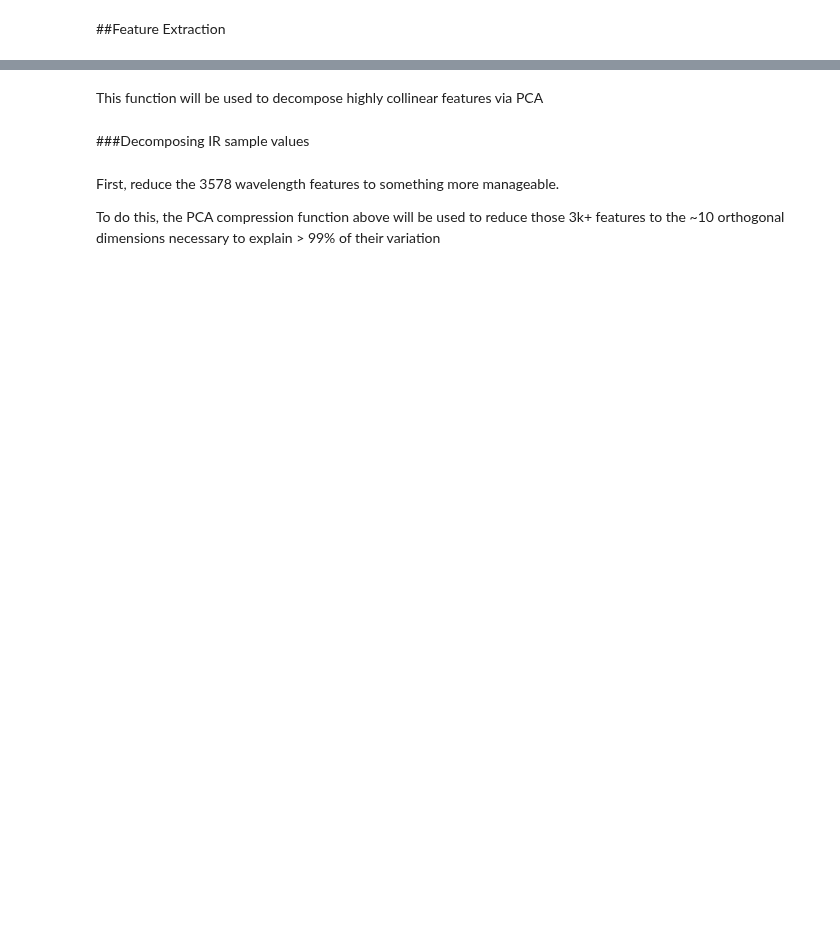
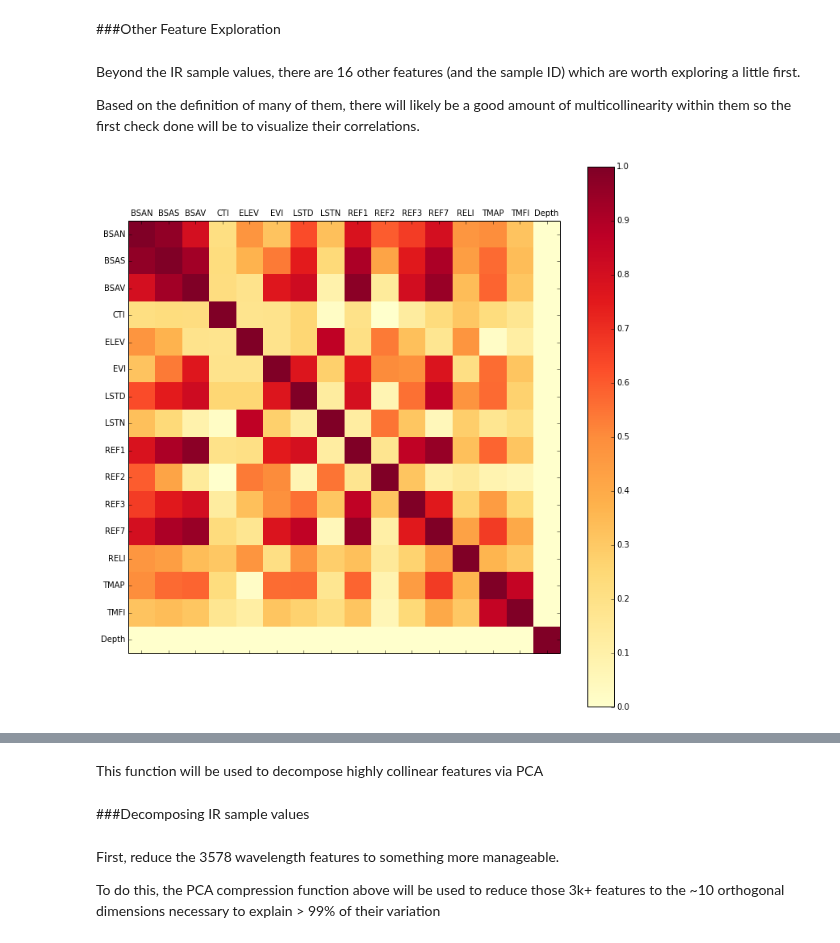
Before and after one commit to eric-czech/portfolio, a Jupyter notebook: demonstrative/python/notebooks/kaggle_soil.ipynb, the cells around one changed output, grey strips where cells are left out. Cells and saved outputs as stored; diff of their text form; code cells hidden in the pictures; blank space fills up the shorter version.

```diff
--- a/demonstrative/python/notebooks/kaggle_soil.ipynb
+++ b/demonstrative/python/notebooks/kaggle_soil.ipynb
@@ -43,2 +171,32 @@ dataset.data.head()
 # %% [markdown]
-##Feature Extraction
+###Other Feature Exploration
+# %% [markdown]
+Beyond the IR sample values, there are 16 other features (and the sample ID) which are worth exploring a little first.
+
+Based on the definition of many of them, there will likely be a good amount of multicollinearity within them so the first check done will be to visualize their correlations.
+# %%
+def plot_correlations(data):
+    """Plots pairwise correlations of features in the given dataset"""
+
+    from matplotlib import cm
+
+    cols = data.columns.tolist()
+    fig = plt.figure(figsize=(12,12))
+    ax = fig.add_subplot(111)
+
+    # Plot absolute value of pairwise correlations since we don't
+    # particularly care about the direction of the relationship,
+    # just the strength of it
+    cax = ax.matshow(data.corr().abs(), cmap=cm.YlOrRd)
+
+    fig.colorbar(cax)
+    ax.set_xticks(np.arange(len(cols)))
+    ax.set_yticks(np.arange(len(cols)))
+    ax.set_xticklabels(cols)
+    ax.set_yticklabels(cols)
+# %%
+# Plot pairwise correlations for each non-IR sample feature
+cols = [ col for col in dataset.X().columns.tolist() if not col in dataset.X_IR().columns.tolist()]
+plot_correlations(dataset.X()[cols])
+# %% [output]
+[figure, added]
```
Also changed, not shown: parts of 33 cells of this notebook.
